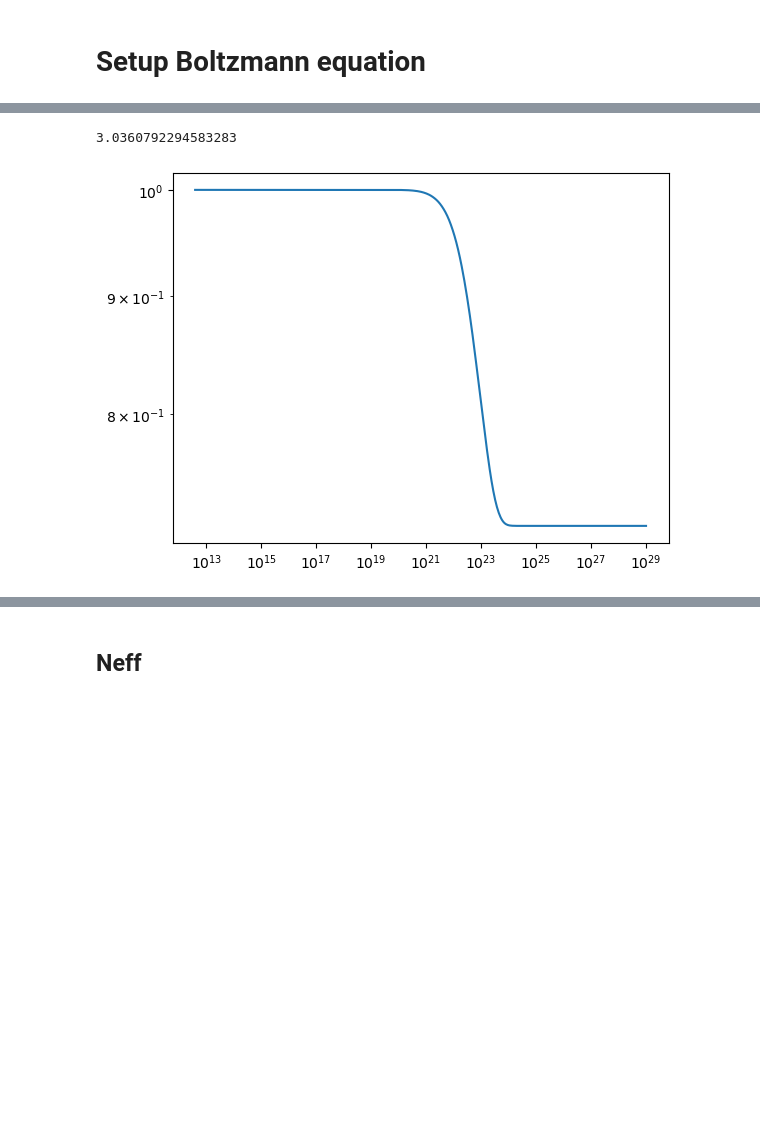
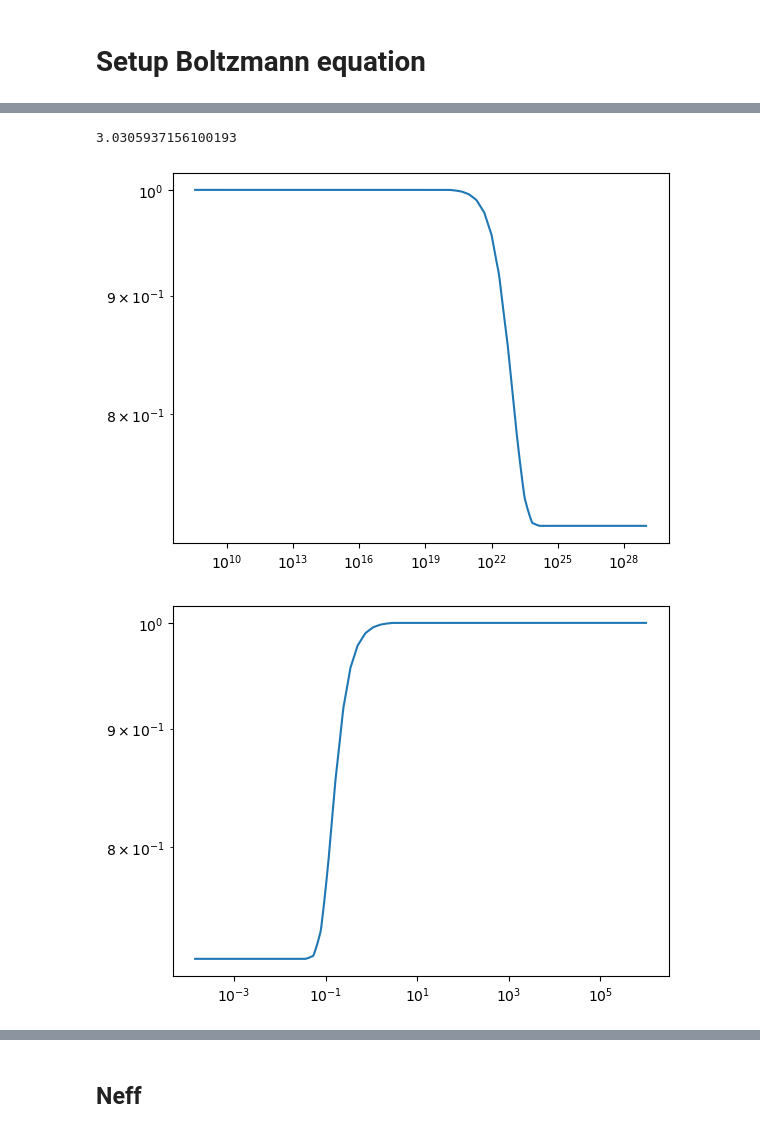
Before and after one commit to Duncan-Adams/mcp_boltzmann, a Jupyter notebook: notebooks/mcp_boltzmann_solver.ipynb, the cells around one changed output, grey strips where cells are left out. Saved outputs shown, nothing was run; the diff lists cells and outputs as text; code cells hidden in the pictures; blank space fills up the shorter version.

```diff
--- a/notebooks/mcp_boltzmann_solver.ipynb
+++ b/notebooks/mcp_boltzmann_solver.ipynb
@@ -79,8 +79,8 @@ def CF_ann_sm_ds(T_sm, T_ds, Q):
 # %%
 from mcp_boltzmann.elastic_scattering import load_tabulated_rate
 
-mcp_coulomb_rate = load_tabulated_rate(f'../output/rates/coulomb/test/mcp_coulomb_rate_m_{m_mcp}_Q_1.npz')
-mcp_coulomb_rate_F = load_tabulated_rate(f'../output/rates/coulomb/test/mcp_coulomb_rate_m_{m_mcp}_Q_1_F.npz')
+mcp_coulomb_rate = load_tabulated_rate(f'../output/rates/coulomb/mcp_coulomb_rate_m_{m_mcp}_Q_1.npz')
+# mcp_coulomb_rate_F = load_tabulated_rate(f'../output/rates/coulomb/test/mcp_coulomb_rate_m_{m_mcp}_Q_1_F.npz')
 # %%
 def CF_scatt_sm_ds(T_sm, T_ds, Q):
     return Q**2*mcp_coulomb_rate(T_sm, T_ds)
@@ -123,10 +119,8 @@ def delta_rho_nu_gam(T_gam, T_nu):
-# %%
-Boltz.add_colterm_EM_NU(delta_rho_nu_gam)
 # %%
-T_gamma_0 = 1e4 * MeV
+T_gamma_0 = 1e6 * MeV
 T_nu_0 = T_gamma_0
 T_DS_0 = 3.5e2
-# T_DS_0 = 1e5
+T_DS_0 = 1e6
 # %%
 from mcp_boltzmann import boltzmann
 from mcp_boltzmann.boltzmann import rho_DS
@@ -153,11 +147,18 @@ plt.show()
 # %%
-sol_sm = Boltz.solve_boltzmann_eq_SM_correct(T_gamma_0, T_nu_0)
+sol_sm = Boltz.solve_boltzmann_eq_SM(T_gamma_0, T_nu_0)
 Boltz.N_eff_SM(sol_sm.y[0][-1], sol_sm.y[1][-1])
 # %% [output]
-3.0360792294583283
+3.0305937156100193
 # %%
 plt.plot(sol_sm.t, sol_sm.y[1]/sol_sm.y[0])
 plt.xscale('log')
 plt.yscale('log')
+
+plt.show()
+
+plt.plot(sol_sm.y[0], sol_sm.y[1]/sol_sm.y[0])
+plt.xscale('log')
+plt.yscale('log')
 # %% [output]
-[figure, old version]
+[figure, new version]
+[figure, added]
```
Also changed, not shown: parts of 27 cells of this notebook, 9 other files.
